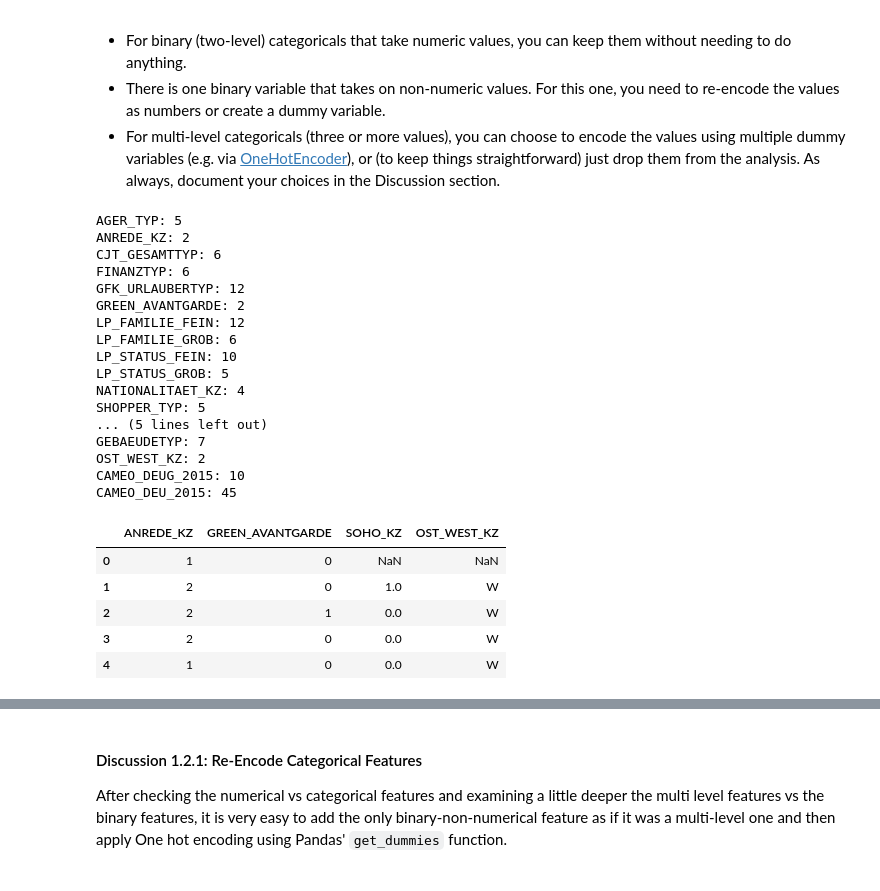
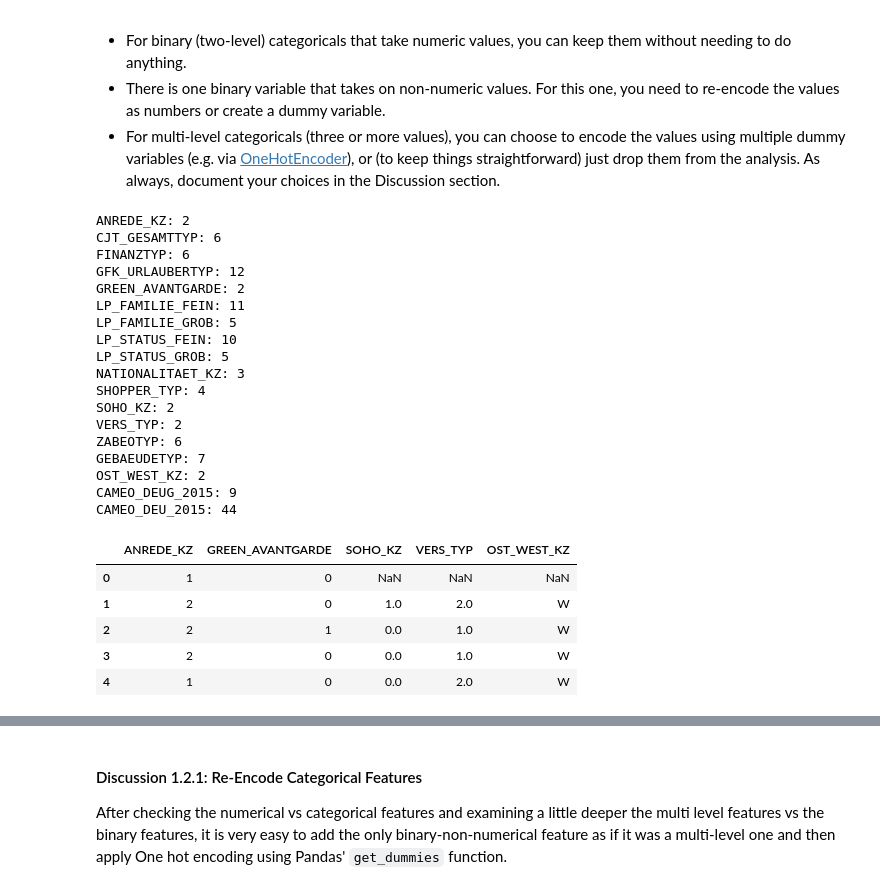
Before and after one commit to luisgj/customer-segments-predictor, a Jupyter notebook: Identify_Customer_Segments.ipynb, the cells around one changed output, grey strips where cells are left out. Drawn from its saved outputs; the diff is of its cells as text; code cells hidden in the pictures.

```diff
--- a/Identify_Customer_Segments.ipynb
+++ b/Identify_Customer_Segments.ipynb
@@ -100,12 +100,15 @@ The fourth column of the feature attributes summary (loaded in above as `feat_in
 # %%
 # Identify missing or unknown data values and convert them to NaNs.
 print(f'Number of original NaNs: {azdias.isna().sum().sum()}')
-azdias_processed = azdias.copy()
-for attribute, miss_index in zip(feat_info['attribute'], feat_info['missing_or_unknown']):
-    missing_values = miss_index.strip('[]').split(',')
-    missing_values = [int(value) if (value!='X' and value!='XX' and value!='') else value for value in missing_values]
-    if missing_values != ['']:
-        azdias_processed[attribute] = azdias_processed[attribute].replace(missing_values, np.nan)
+work_azdias = azdias.copy()
+def replace_missing_with_nan(df):
+    for attribute, miss_index in zip(feat_info['attribute'], feat_info['missing_or_unknown']):
+        missing_values = miss_index.strip('[]').split(',')
+        missing_values = [int(value) if (value!='X' and value!='XX' and value!='') else value for value in missing_values]
+        if missing_values != ['']:
+            df[attribute] = df[attribute].replace(missing_values, np.nan)
+    return df
+azdias_processed = replace_missing_with_nan(work_azdias)
 print(f'Number of processed NaNs: {azdias_processed.isna().sum().sum()}')
 # %% [output]
 Number of original NaNs: 4896838
@@ -157,8 +160,9 @@ print(f'Outlier Cols detected:')
 print(outlier_cols)
 
 # Drop the outlier columns from the dataset
-azdias_processed.drop(columns_names, axis=1, inplace=True)
-azdias_processed.head()
+azdias_nocol_outliers = azdias_processed.drop(columns_names, axis=1)
+feat_info_no_outliers = feat_info[~feat_info.attribute.isin(columns_names)]
+azdias_nocol_outliers.head()
 # %% [output]
 [figure]
 [figure]
@@ -284,44 +288,45 @@ For categorical data, you would ordinarily need to encode the levels as dummy va
 df_dtype = {}
 dtypes = ['ordinal','categorical','numeric','mixed']
 for d in dtypes:
-    df_dtype[d]=feat_info[feat_info['type']==d]['attribute']
+    df_dtype[d]=feat_info_no_outliers[feat_info_no_outliers['type']==d]['attribute']
 
 binary = []
 multi_levels = []
-for col in azdias[df_dtype['categorical']]:
-    values = azdias[df_dtype['categorical']][col].nunique()
+for col in azdias_nocol_outliers[df_dtype['categorical']]:
+    values = azdias_nocol_outliers[df_dtype['categorical']][col].nunique()
     if values == 2:
         binary.append(col)
     else:
         multi_levels.append(col)
     print(f'{col}: {values}')
 # %% [output]
-AGER_TYP: 5
 ANREDE_KZ: 2
 CJT_GESAMTTYP: 6
 FINANZTYP: 6
 GFK_URLAUBERTYP: 12
 GREEN_AVANTGARDE: 2
-LP_FAMILIE_FEIN: 12
-LP_FAMILIE_GROB: 6
+LP_FAMILIE_FEIN: 11
+LP_FAMILIE_GROB: 5
 LP_STATUS_FEIN: 10
 LP_STATUS_GROB: 5
-NATIONALITAET_KZ: 4
-SHOPPER_TYP: 5
-... (5 lines left out)
+NATIONALITAET_KZ: 3
+SHOPPER_TYP: 4
+SOHO_KZ: 2
+VERS_TYP: 2
+ZABEOTYP: 6
 GEBAEUDETYP: 7
 OST_WEST_KZ: 2
-CAMEO_DEUG_2015: 10
-CAMEO_DEU_2015: 45
+CAMEO_DEUG_2015: 9
+CAMEO_DEU_2015: 44
 # %%
 # Re-encode categorical variable(s) to be kept in the analysis.
-azdias[binary].head()
+azdias_nocol_outliers[binary].head()
 # %% [output]
-|  | ANREDE_KZ | GREEN_AVANTGARDE | SOHO_KZ | OST_WEST_KZ |
-| 0 | 1 | 0 | NaN | NaN |
-| 1 | 2 | 0 | 1.0 | W |
-| 2 | 2 | 1 | 0.0 | W |
-| 3 | 2 | 0 | 0.0 | W |
-| 4 | 1 | 0 | 0.0 | W |
+|  | ANREDE_KZ | GREEN_AVANTGARDE | SOHO_KZ | VERS_TYP | OST_WEST_KZ |
+| 0 | 1 | 0 | NaN | NaN | NaN |
+| 1 | 2 | 0 | 1.0 | 2.0 | W |
+| 2 | 2 | 1 | 0.0 | 1.0 | W |
+| 3 | 2 | 0 | 0.0 | 1.0 | W |
+| 4 | 1 | 0 | 0.0 | 2.0 | W |
 # %%
 #Indentified binary categorical with string values
```
Also changed, not shown: parts of 14 cells of this notebook.
